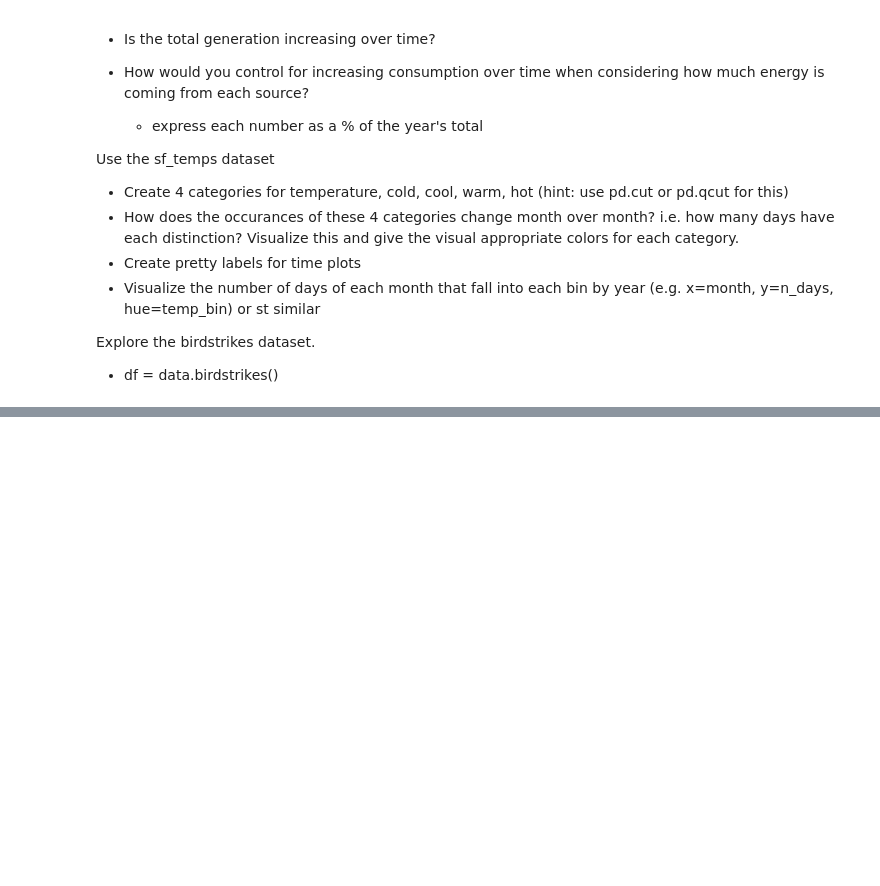
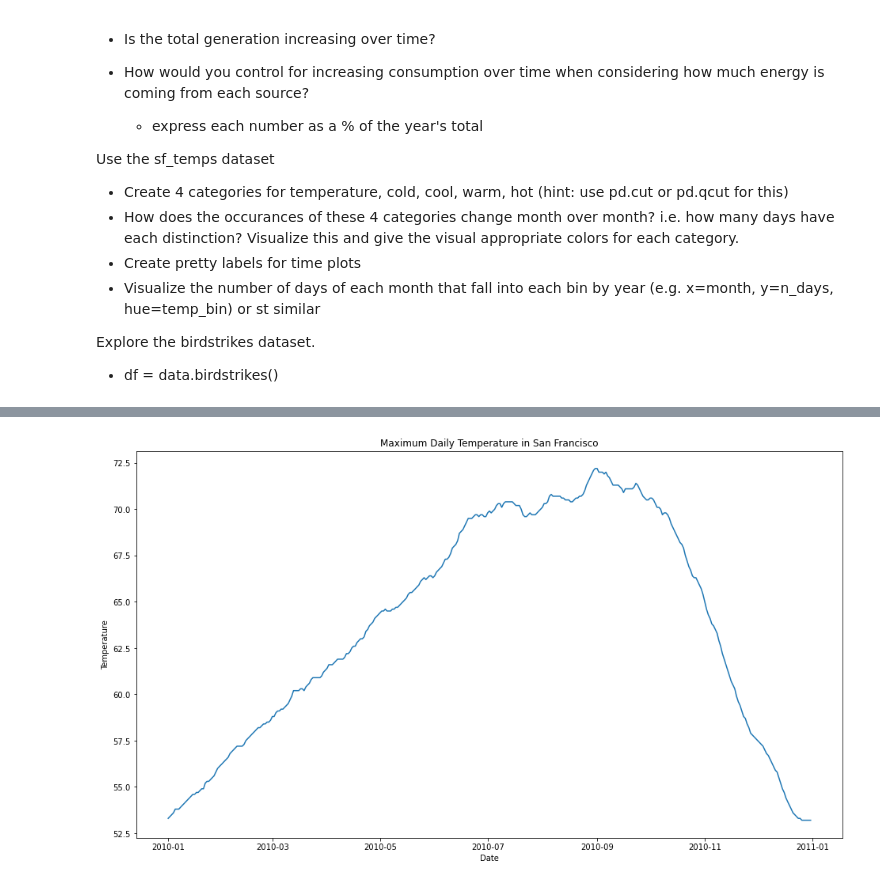
Before and after one commit to dashbringhurst/time-series-exercises, a Jupyter notebook: datetime.ipynb, the cells around one changed output, grey strips where cells are left out. Cells and saved outputs as stored; diff of their text form; code cells hidden in the pictures; blank space fills up the shorter version.

```diff
--- a/datetime.ipynb
+++ b/datetime.ipynb
@@ -76,0 +115,9 @@ from vega_datasets import data
+# %%
+plt.figure(figsize=[16,9])
+plt.plot(df.resample('D').max())
+plt.xlabel('Date')
+plt.ylabel('Temperature')
+plt.title('Maximum Daily Temperature in San Francisco')
+plt.show()
+# %% [output]
+[figure, added]
```
Also changed, not shown: parts of 37 cells of this notebook.
